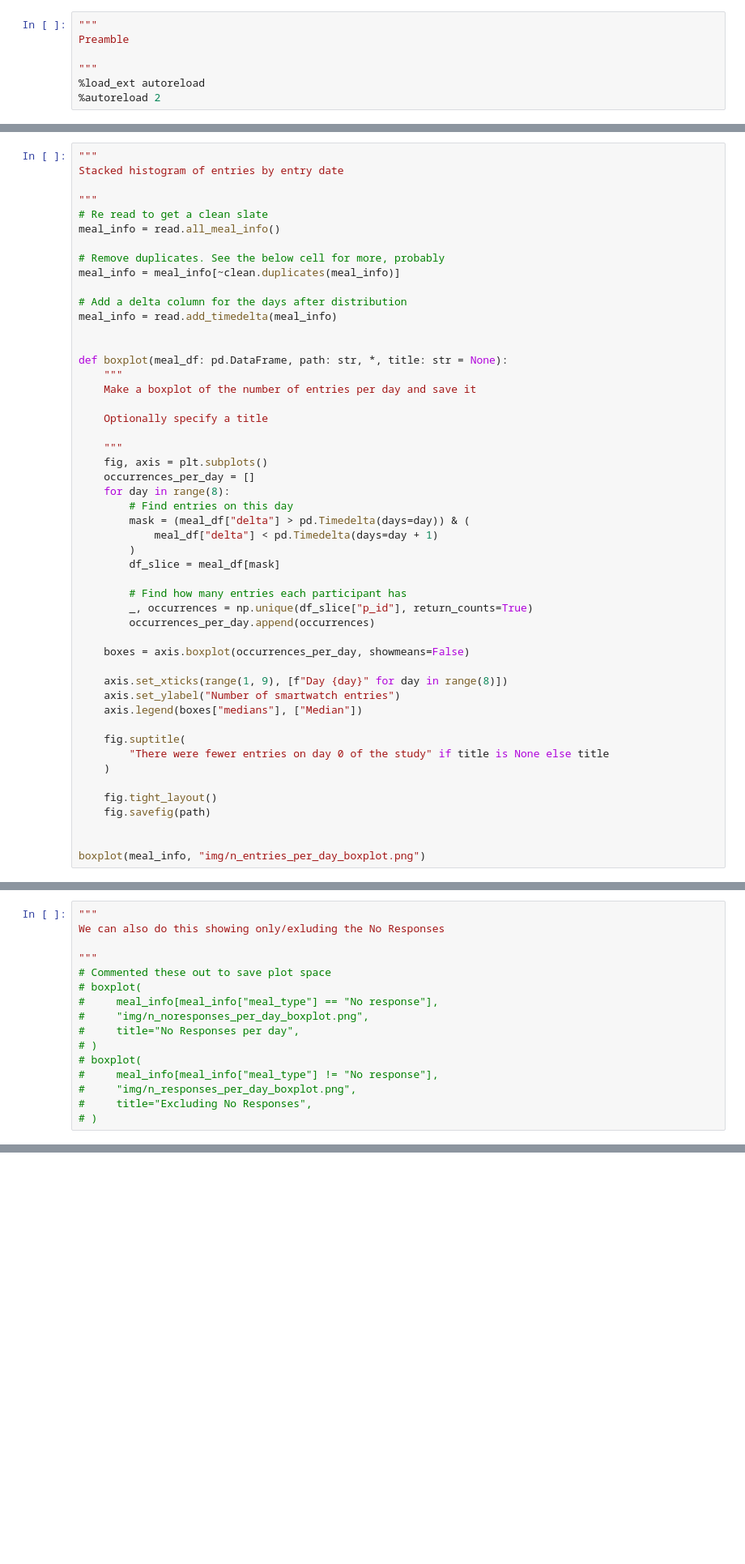
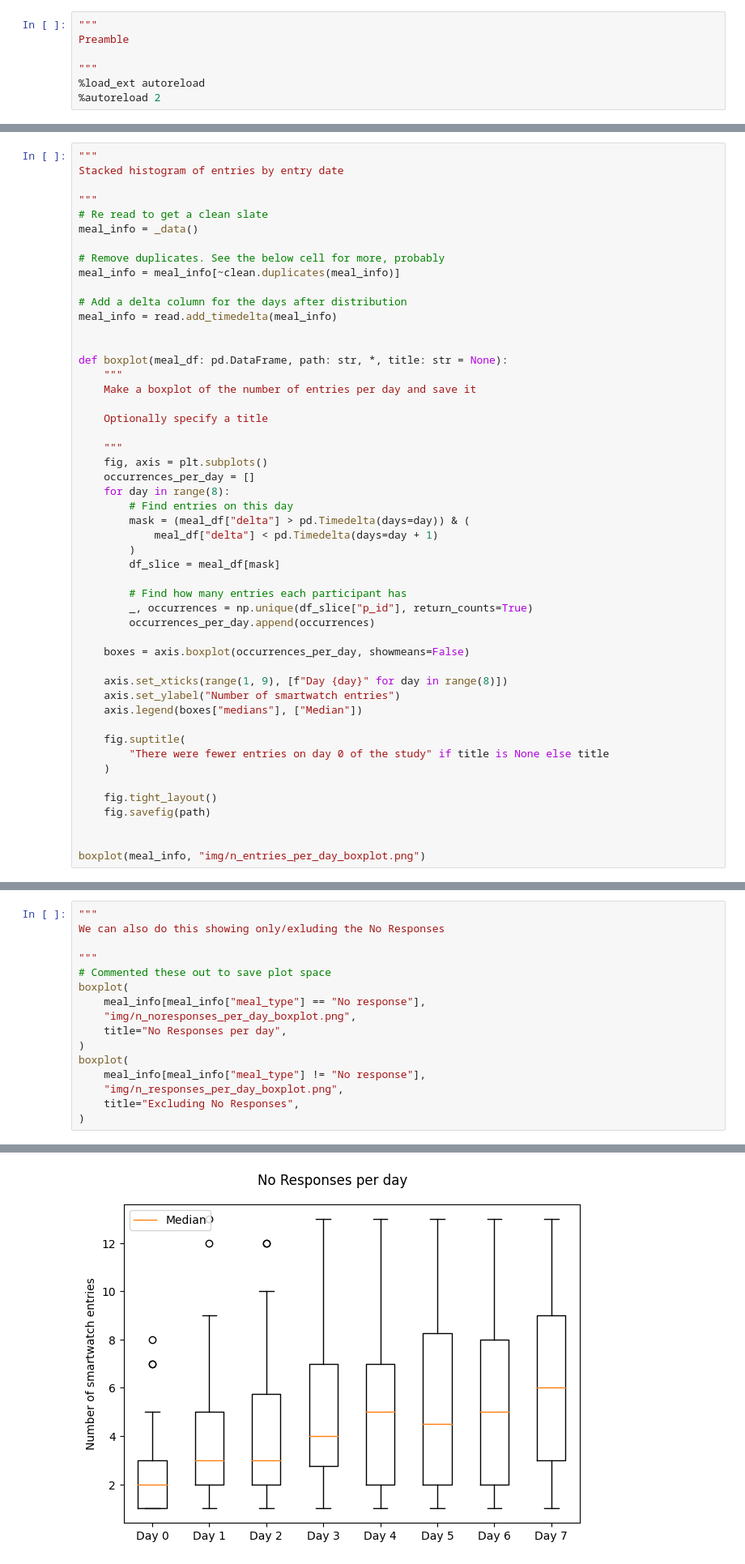
Before and after one commit to richard-lane/seaco_malaysia, a Jupyter notebook: smartwatch_data_cleaning.ipynb, the cells around one changed output, grey strips where cells are left out. Shown: that part at 81% size. Cells and saved outputs as stored; diff of their text form; blank space fills up the shorter version.

```diff
--- a/smartwatch_data_cleaning.ipynb
+++ b/smartwatch_data_cleaning.ipynb
@@ -122,7 +127,7 @@ Stacked histogram of entries by entry date
 
 """
 # Re read to get a clean slate
-meal_info = read.all_meal_info()
+meal_info = _data()
 
 # Remove duplicates. See the below cell for more, probably
 meal_info = meal_info[~clean.duplicates(meal_info)]
@@ -174,14 +179,14 @@ We can also do this showing only/exluding the No Responses
 
 """
 # Commented these out to save plot space
-# boxplot(
-#     meal_info[meal_info["meal_type"] == "No response"],
-#     "img/n_noresponses_per_day_boxplot.png",
-#     title="No Responses per day",
-# )
-# boxplot(
-#     meal_info[meal_info["meal_type"] != "No response"],
-#     "img/n_responses_per_day_boxplot.png",
-#     title="Excluding No Responses",
-# )
+boxplot(
+    meal_info[meal_info["meal_type"] == "No response"],
+    "img/n_noresponses_per_day_boxplot.png",
+    title="No Responses per day",
+)
+boxplot(
+    meal_info[meal_info["meal_type"] != "No response"],
+    "img/n_responses_per_day_boxplot.png",
+    title="Excluding No Responses",
+)
 # %% [output]
@@ -188,0 +193 @@ We can also do this showing only/exluding the No Responses
+[figure, added]
```
Also changed, not shown: parts of 5 cells of this notebook, 1 other file.
